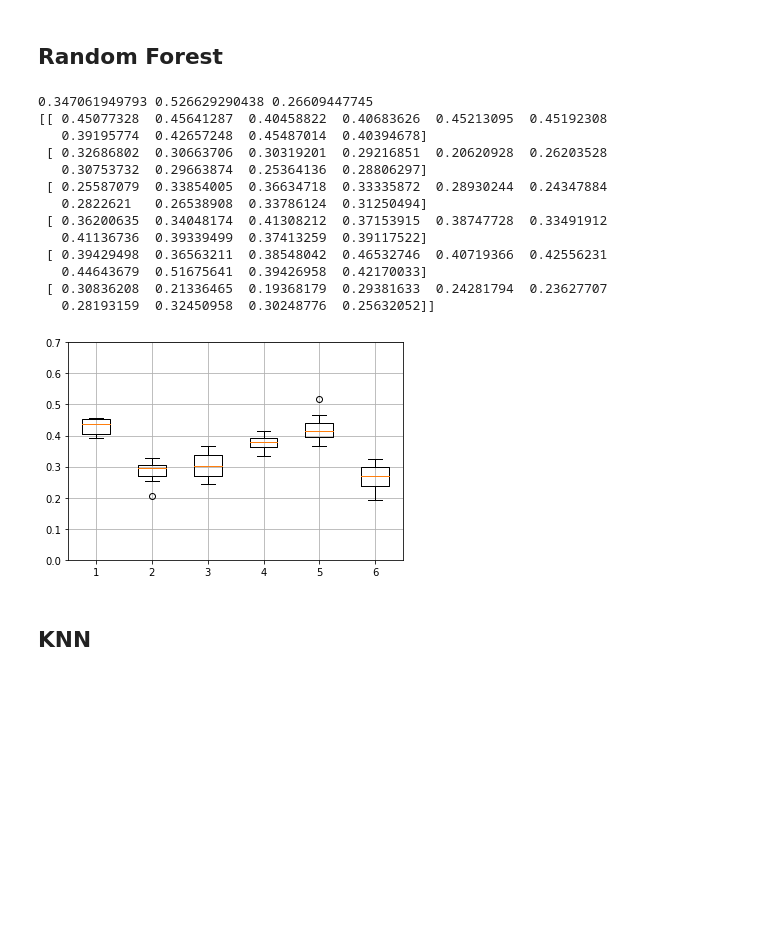
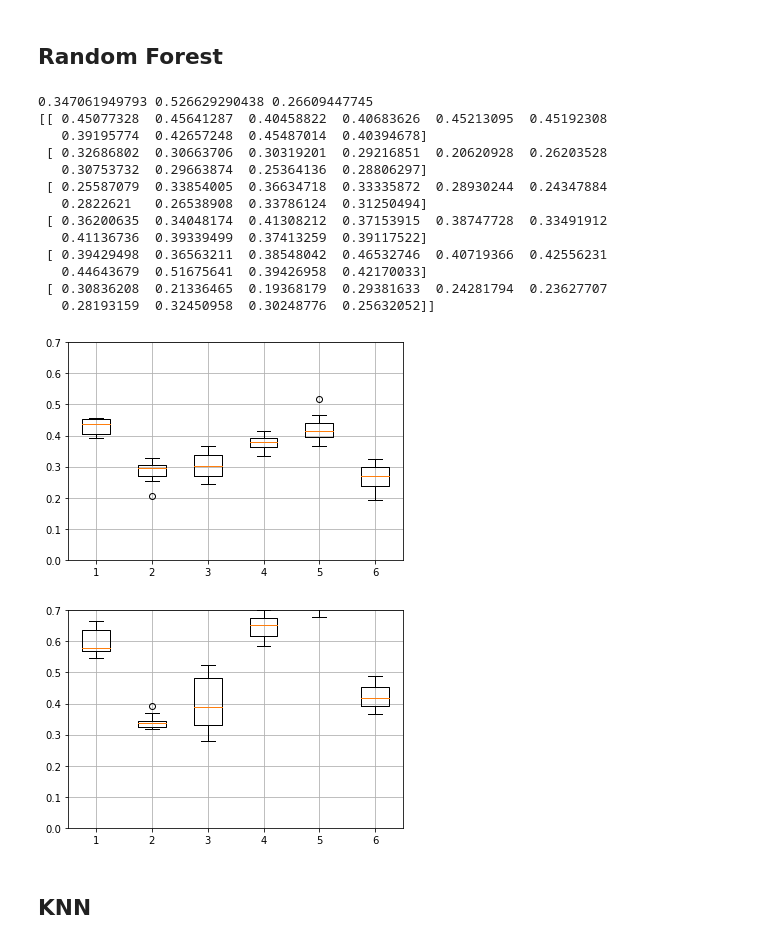
Before and after one commit to rpezoa/her2Segmentation, a Jupyter notebook: notebooks/halton_patch_full_data.ipynb, the cells around one changed output. Drawn from its saved outputs; the diff is of its cells as text; code cells hidden in the pictures; blank space fills up the shorter version.

```diff
--- a/notebooks/halton_patch_full_data.ipynb
+++ b/notebooks/halton_patch_full_data.ipynb
@@ -144,33 +140,41 @@ for i in range(n_im):
         prec[i,j] = precision_score(big_y0,big_pred)
         rec[i,j] = recall_score(big_y0,big_pred)
         #print(classification_report(big_y0,big_pred))
 
 print(f1.mean(),prec.mean(),rec.mean())
 print(f1)
 np.save("/home/rpezoa/experiment_data/output/f1_halton_rf_0.npy",f1)
 np.save("/home/rpezoa/experiment_data/output/prec_halton_rf_0.npy",prec)
 
 plt.figure()
 plt.boxplot(f1.T)
 #plt.boxplot(prec)
 plt.grid()
 plt.ylim(0,0.7)
 plt.show()
+
+plt.figure()
+plt.boxplot(prec.T)
+#plt.boxplot(prec)
+plt.grid()
+plt.ylim(0,0.7)
+plt.show()
 # %% [output]
 0.347061949793 0.526629290438 0.26609447745
 [[ 0.45077328  0.45641287  0.40458822  0.40683626  0.45213095  0.45192308
    0.39195774  0.42657248  0.45487014  0.40394678]
  [ 0.32686802  0.30663706  0.30319201  0.29216851  0.20620928  0.26203528
    0.30753732  0.29663874  0.25364136  0.28806297]
  [ 0.25587079  0.33854005  0.36634718  0.33335872  0.28930244  0.24347884
    0.2822621   0.26538908  0.33786124  0.31250494]
  [ 0.36200635  0.34048174  0.41308212  0.37153915  0.38747728  0.33491912
    0.41136736  0.39339499  0.37413259  0.39117522]
  [ 0.39429498  0.36563211  0.38548042  0.46532746  0.40719366  0.42556231
    0.44643679  0.51675641  0.39426958  0.42170033]
  [ 0.30836208  0.21336465  0.19368179  0.29381633  0.24281794  0.23627707
    0.28193159  0.32450958  0.30248776  0.25632052]]
 [figure]
+[figure, added]
 # %% [markdown]
 ## KNN
 # %%
```
Also changed, not shown: parts of 3 cells of this notebook, 1 other file.
